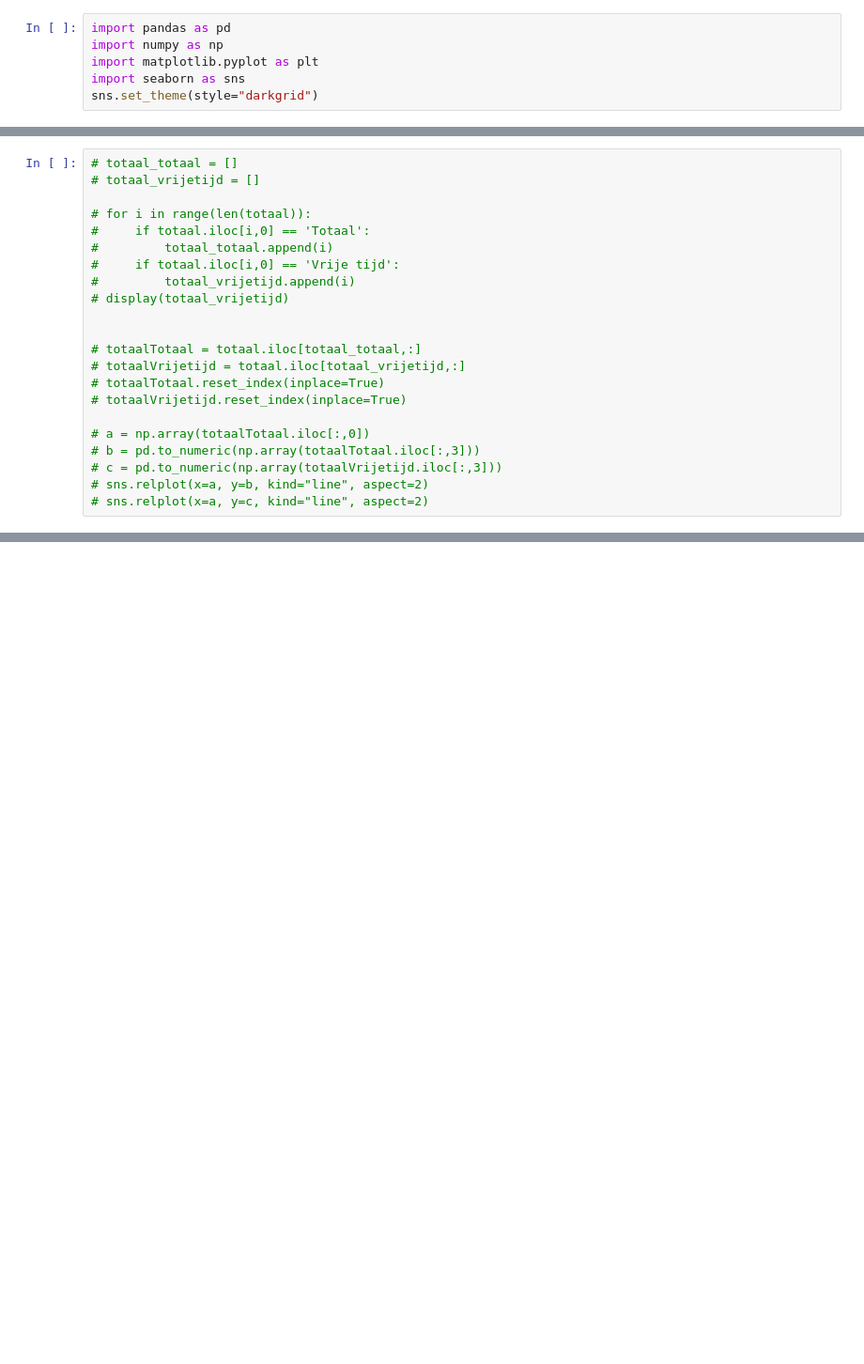
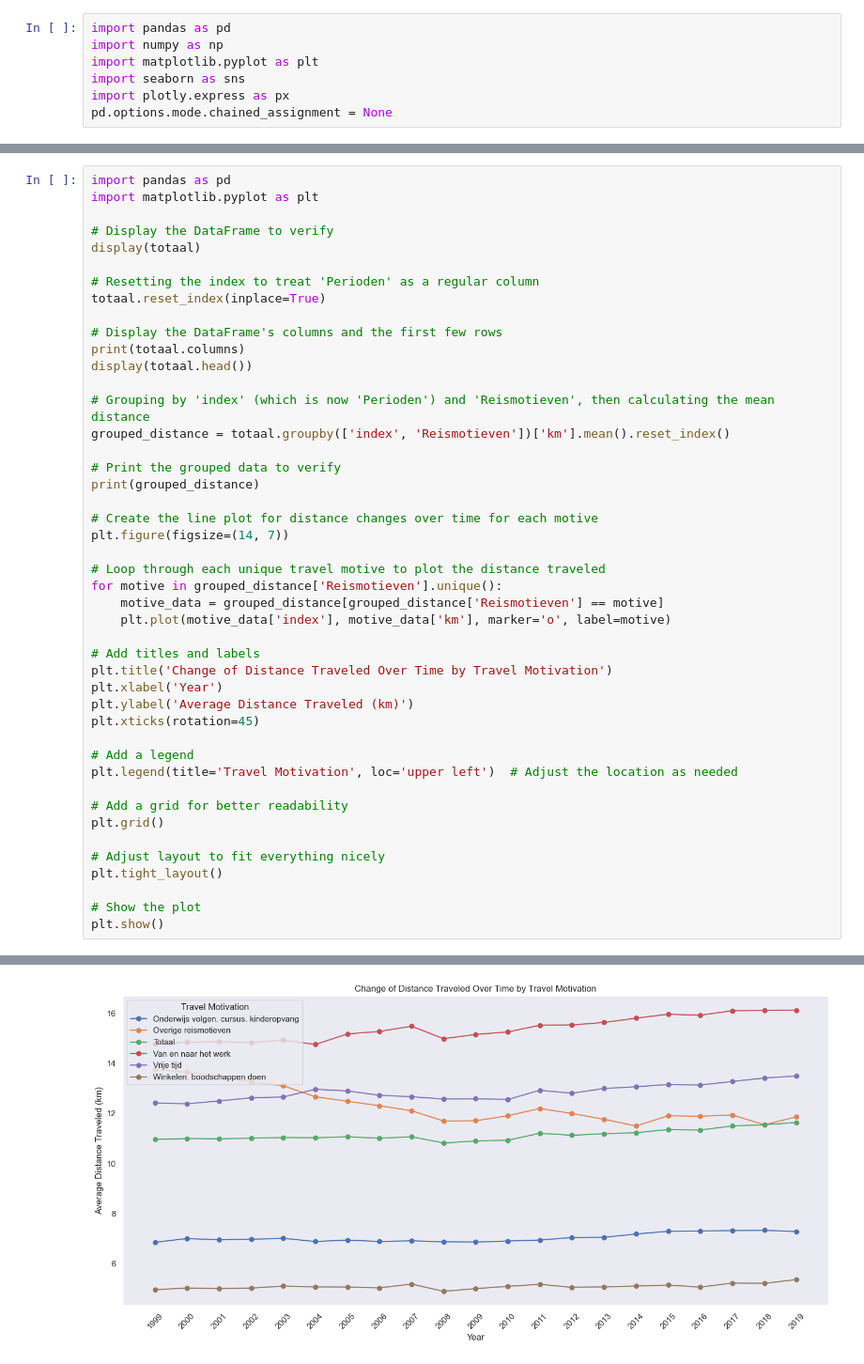
Before and after one commit to WoutevdH/TIL6020-LabAssignments, a Jupyter notebook: test patrick en martijn.ipynb, the cells around one changed output, grey strips where cells are left out. Shown at 94% size. Cells and saved outputs as stored; diff of their text form; blank space fills up the shorter version.

```diff
--- a/test patrick en martijn.ipynb
+++ b/test patrick en martijn.ipynb
@@ -3,7 +3,8 @@ import pandas as pd
 import numpy as np
 import matplotlib.pyplot as plt
 import seaborn as sns
-sns.set_theme(style="darkgrid")
+import plotly.express as px
+pd.options.mode.chained_assignment = None
 # %%
 path = r"CBS.csv"
 
@@ -181,22 +177,46 @@ plt.show()
 # %%
-# totaal_totaal = []
-# totaal_vrijetijd = []
+import pandas as pd
+import matplotlib.pyplot as plt
 
-# for i in range(len(totaal)):
-#     if totaal.iloc[i,0] == 'Totaal':
-#         totaal_totaal.append(i)
-#     if totaal.iloc[i,0] == 'Vrije tijd':
-#         totaal_vrijetijd.append(i)
-# display(totaal_vrijetijd)
+# Display the DataFrame to verify
+display(totaal)
 
+# Resetting the index to treat 'Perioden' as a regular column
+totaal.reset_index(inplace=True)
 
-# totaalTotaal = totaal.iloc[totaal_totaal,:]
-# totaalVrijetijd = totaal.iloc[totaal_vrijetijd,:]
-# totaalTotaal.reset_index(inplace=True)
-# totaalVrijetijd.reset_index(inplace=True)
+# Display the DataFrame's columns and the first few rows
+print(totaal.columns)
+display(totaal.head())
 
-# a = np.array(totaalTotaal.iloc[:,0])
-# b = pd.to_numeric(np.array(totaalTotaal.iloc[:,3]))
-# c = pd.to_numeric(np.array(totaalVrijetijd.iloc[:,3]))
-# sns.relplot(x=a, y=b, kind="line", aspect=2)
-# sns.relplot(x=a, y=c, kind="line", aspect=2)
+# Grouping by 'index' (which is now 'Perioden') and 'Reismotieven', then calculating the mean distance
+grouped_distance = totaal.groupby(['index', 'Reismotieven'])['km'].mean().reset_index()
+
+# Print the grouped data to verify
+print(grouped_distance)
+
+# Create the line plot for distance changes over time for each motive
+plt.figure(figsize=(14, 7))
+
+# Loop through each unique travel motive to plot the distance traveled
+for motive in grouped_distance['Reismotieven'].unique():
+    motive_data = grouped_distance[grouped_distance['Reismotieven'] == motive]
+    plt.plot(motive_data['index'], motive_data['km'], marker='o', label=motive)
+
+# Add titles and labels
+plt.title('Change of Distance Traveled Over Time by Travel Motivation')
+plt.xlabel('Year')
+plt.ylabel('Average Distance Traveled (km)')
+plt.xticks(rotation=45)
+
+# Add a legend
+plt.legend(title='Travel Motivation', loc='upper left')  # Adjust the location as needed
+
+# Add a grid for better readability
+plt.grid()
+
+# Adjust layout to fit everything nicely
+plt.tight_layout()
+
+# Show the plot
+plt.show()
+# %% [output]
@@ -202,0 +259 @@ plt.show()
+[figure, added]
```
Also changed, not shown: parts of 8 cells of this notebook.
